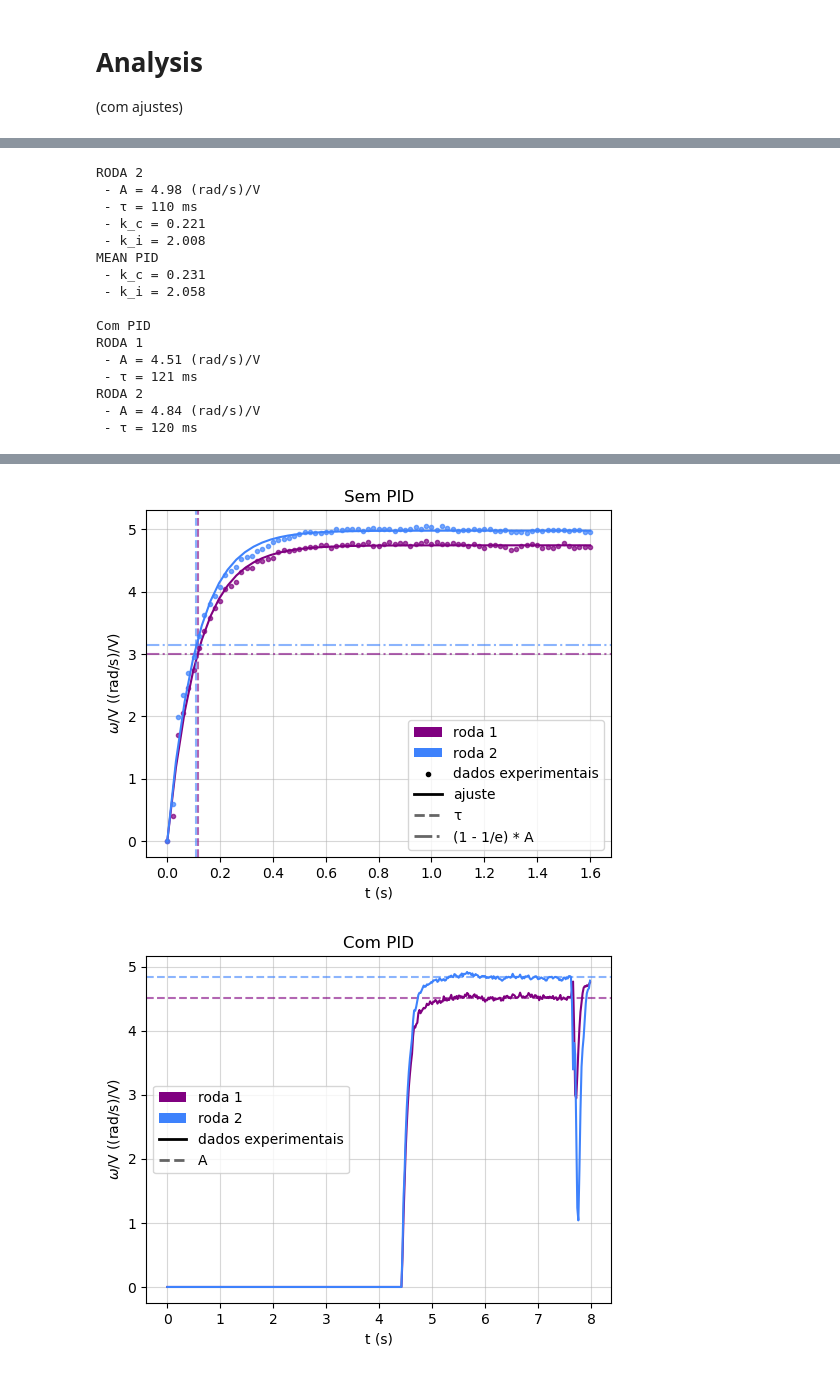
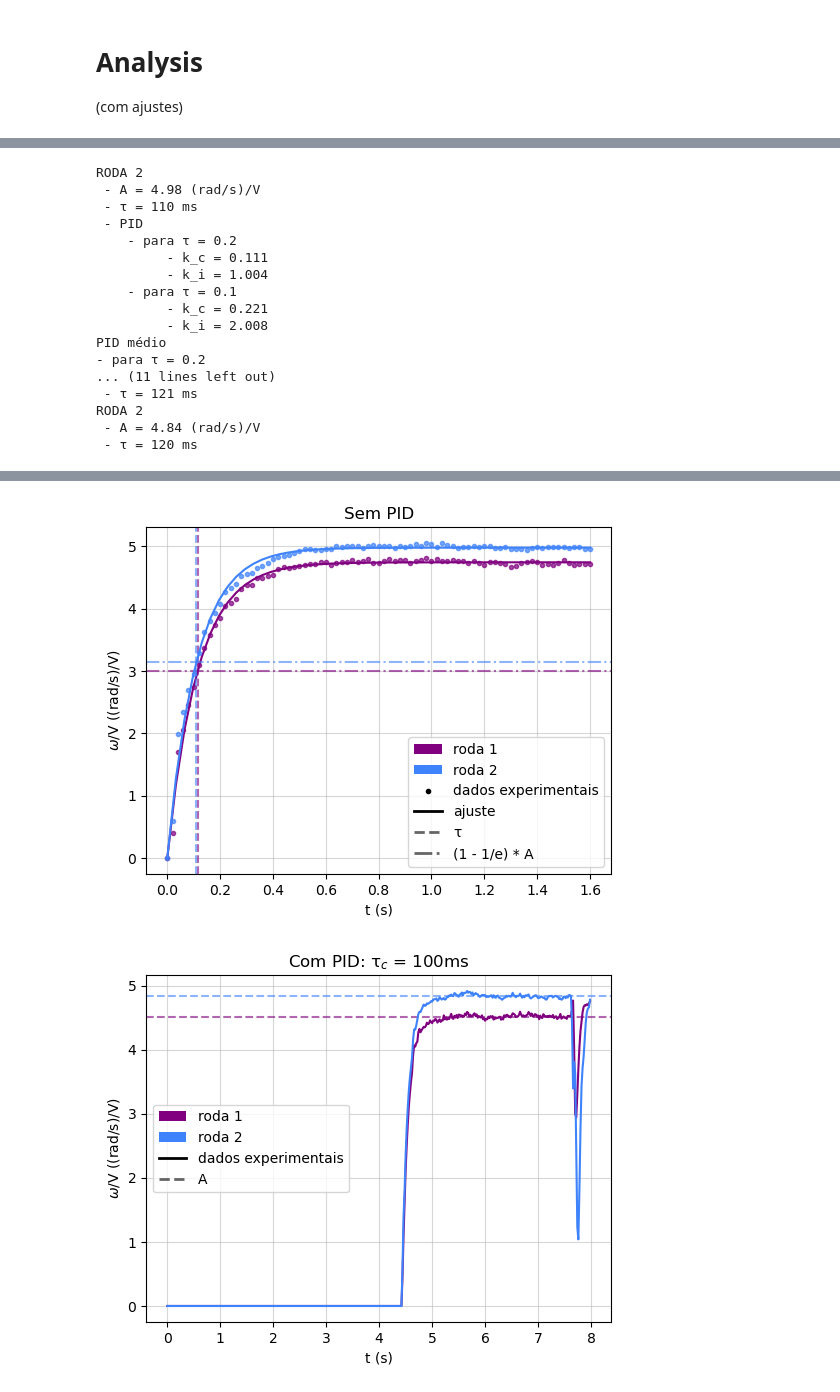
Before and after one commit to sergisousa/Robotica2026, a Jupyter notebook: Cálculo PID/PID.ipynb, the cells around one changed output, grey strips where cells are left out. Saved outputs shown, nothing was run; the diff lists cells and outputs as text; code cells hidden in the pictures.

Commit message:
calcula PID para múltiplos tau_t

```diff
--- a/Cálculo PID/PID.ipynb
+++ b/Cálculo PID/PID.ipynb
@@ -12,7 +12,7 @@ from scipy.stats import linregress
 This is the stuff we adapt according to our files and what we want for our plots
 # %%
 # CONSTANTS
-tau_t = 0.1 # response time desired after applying PID
+tau_ts = [0.2, 0.1] # response time desired after applying PID
 V = 4.6 # voltage applied
 
 # PATHS
@@ -22,7 +22,7 @@ im_dir.mkdir(parents = True, exist_ok = True)
 
 # FILES
 files = ['Log_dt20_2.txt', 'Log_pid_dt20_4V.txt']
-names = ['Sem PID', 'Com PID'] # labels for the dictionary
+names = ['Sem PID', r'Com PID: τ$_c$ = 100ms'] # labels for the dictionary - nao pode ter .
 
 # STUFF FOR ANALYSIS
 n_start = [267, 221]
@@ -43,8 +43,6 @@ fig_u, ax_u = plt.subplots(figsize = (6, 4.5))
 
 for i, f in enumerate(files):
     d = np.loadtxt(data_dir / f).T # import data
-    d[3] /= V
-    d[4] /= V
     data[names[i]] = d # store in dictionary
     num = len(d[0]) # check size (must be 400)
     print(num)
@@ -53,6 +51,9 @@ for i, f in enumerate(files):
     u1 = d[1]
     u2 = d[2]
 
+    d[3] /= np.max(u1)
+    d[4] /= np.max(u2)
+
     # check voltage is correct
     ax_u.plot(t, u1, color = plot_colors[2*i - 1] , label = f'Roda 1 - {names[i]}')
     ax_u.plot(t, u2, color = plot_colors[2*i] , label = f'Roda 2 - {names[i]}')
@@ -82,8 +83,8 @@ for i, key in enumerate(data):
     ws = [w1, w2]
 
     # to store the values
-    kcs = np.zeros(2)
-    kis = np.zeros(2)
+    kcs = np.zeros((len(tau_ts), 2))
+    kis = np.zeros((len(tau_ts), 2))
 
     fig_og, ax_og = plt.subplots(figsize = (6, 4.5))
     ax_og.grid(grid_color, alpha = 0.5)
@@ -135,13 +136,17 @@ for i, key in enumerate(data):
         print(f" - τ = {tau*1000:.0f} ms")
 
         if PID_bol[i] == 0: # if no PID we will determine it
-            kc = tau/(tau_t * A)
-            kcs[j] = kc
-            print(f" - k_c = {kc:.3f}")
+            print(' - PID')
+            for k, tau_t in enumerate(tau_ts):
+                print(f'    - para τ = {tau_t}')
 
-            ki = kc/tau
-            kis[j] = ki
-            print(f" - k_i = {ki:.3f}")
+                kc = tau/(tau_t * A)
+                kcs[k, j] = kc
+                print(f"         - k_c = {kc:.3f}")
+
+                ki = kc/tau
+                kis[k, j] = ki
+                print(f"         - k_i = {ki:.3f}")
 
         ax_og.plot(t, w, label = f'Roda {j + 1}', color = plot_colors[j])
         ax_og.axhline(A, linestyle = '--', color = plot_colors[j], alpha = 0.6)
@@ -156,12 +161,16 @@ for i, key in enumerate(data):
         fig_f.savefig(im_dir/f'ajuste_{key}', dpi = 200, bbox_inches = 'tight')
 
     if PID_bol[i] == 0: # if no PID we will determine it
-        print("MEAN PID")
-        kc_m = np.mean(kcs)
-        print(f" - k_c = {kc_m:.3f}")
+        print("PID médio")
+        for k, tau_t in enumerate(tau_ts):
+            print(f'- para τ = {tau_t}')
+            kc_m = np.mean(kcs[k])
+            print(f"       - k_c = {kc_m:.3f}")
 
-        ki_m = np.mean(kis)
-        print(f" - k_i = {ki_m:.3f}\n")
+            ki_m = np.mean(kis[k])
+            print(f"       - k_i = {ki_m:.3f}")
+
+    print('\n\n')
 # %% [output]
 Sem PID
 RODA 1
@@ -172,19 +186,20 @@ RODA 1
 RODA 2
  - A = 4.98 (rad/s)/V
  - τ = 110 ms
- - k_c = 0.221
- - k_i = 2.008
-MEAN PID
- - k_c = 0.231
- - k_i = 2.058
-
-Com PID
-RODA 1
- - A = 4.51 (rad/s)/V
+ - PID
+    - para τ = 0.2
+         - k_c = 0.111
+         - k_i = 1.004
+    - para τ = 0.1
+         - k_c = 0.221
+         - k_i = 2.008
+PID médio
+- para τ = 0.2
+... (11 lines left out)
  - τ = 121 ms
 RODA 2
  - A = 4.84 (rad/s)/V
  - τ = 120 ms
 [figure]
 [figure]
-[figure, old version]
+[figure, new version]
```
Also changed, not shown: parts of 2 cells of this notebook.
